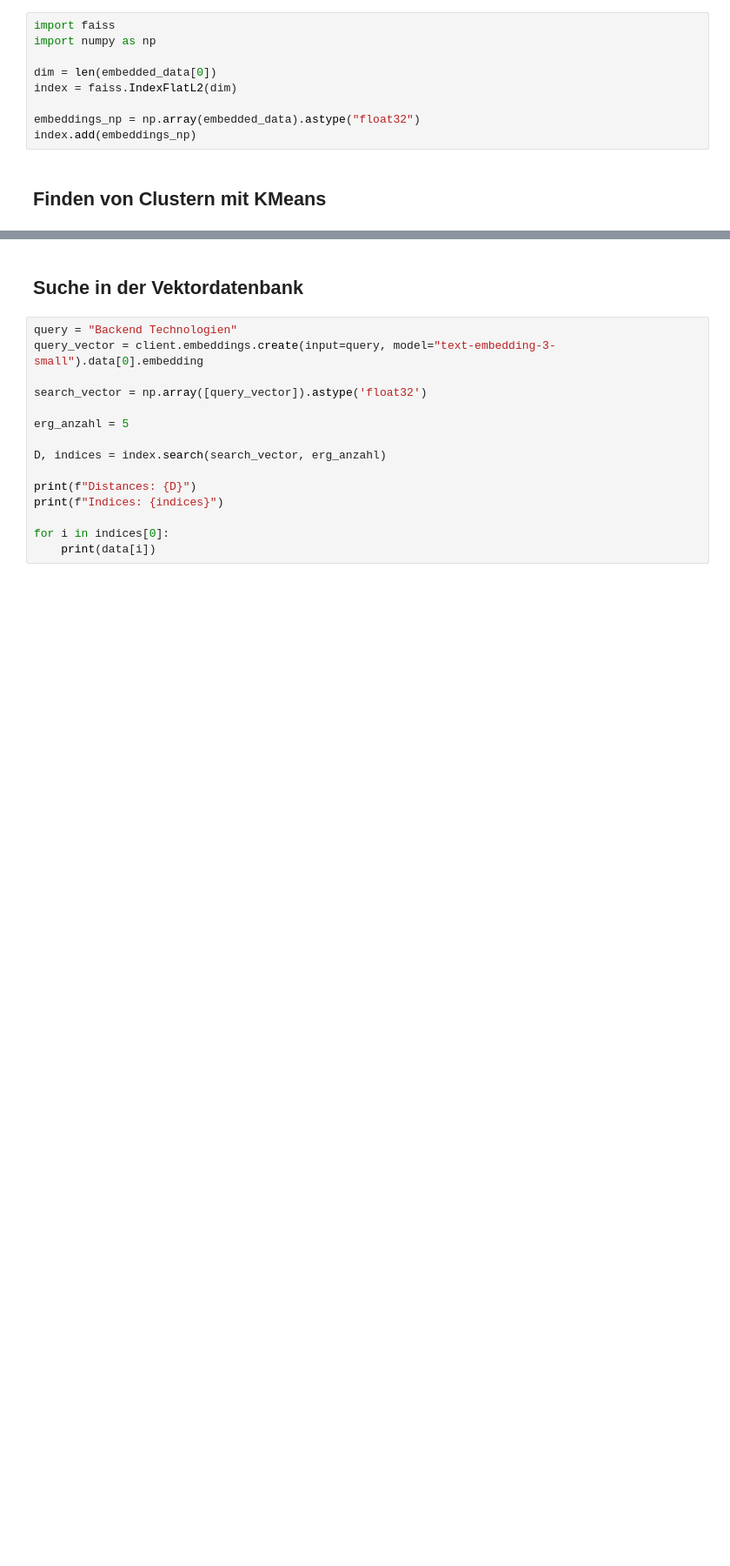
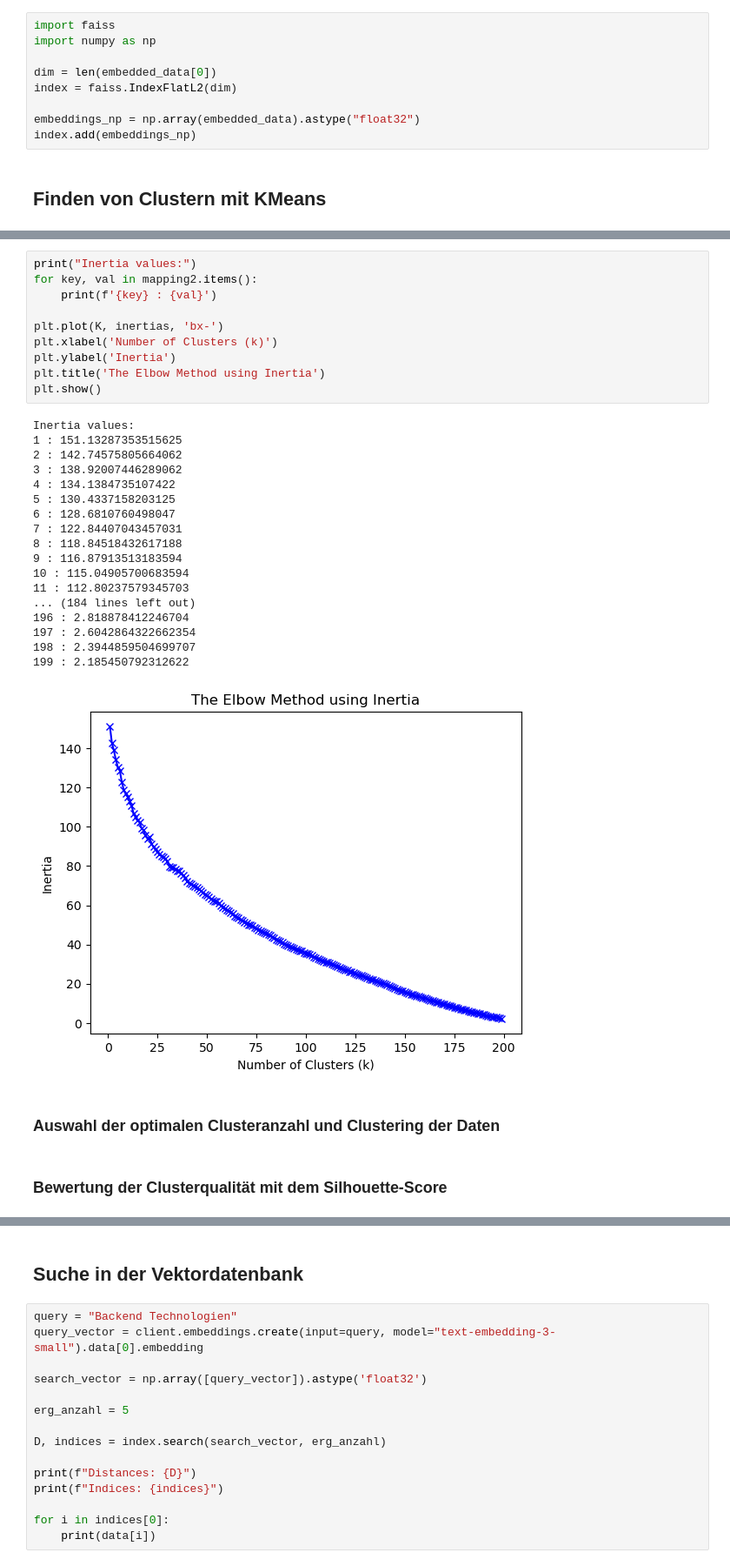
Before and after one commit to BTBTimoAntoniak/vektordatenbank-test, a Jupyter notebook: vektordatenbank.ipynb, the cells around one changed output, grey strips where cells are left out. Shown: that part at 87% size. Cells and saved outputs as stored; diff of their text form; blank space fills up the shorter version.

```diff
--- a/vektordatenbank.ipynb
+++ b/vektordatenbank.ipynb
@@ -108,0 +150,33 @@ clusters = kmeans.fit_predict(embeddings_np)
+# %%
+print("Inertia values:")
+for key, val in mapping2.items():
+    print(f'{key} : {val}')
+
+plt.plot(K, inertias, 'bx-')
+plt.xlabel('Number of Clusters (k)')
+plt.ylabel('Inertia')
+plt.title('The Elbow Method using Inertia')
+plt.show()
+# %% [output]
+Inertia values:
+1 : 151.13287353515625
+2 : 142.74575805664062
+3 : 138.92007446289062
+4 : 134.1384735107422
+5 : 130.4337158203125
+6 : 128.6810760498047
+7 : 122.84407043457031
+8 : 118.84518432617188
+9 : 116.87913513183594
+10 : 115.04905700683594
+11 : 112.80237579345703
+... (184 lines left out)
+196 : 2.818878412246704
+197 : 2.6042864322662354
+198 : 2.3944859504699707
+199 : 2.185450792312622
+[figure, added]
+# %% [markdown]
+### Auswahl der optimalen Clusteranzahl und Clustering der Daten
+# %% [markdown]
+### Bewertung der Clusterqualität mit dem Silhouette-Score
```
Also changed, not shown: parts of 6 cells of this notebook.
